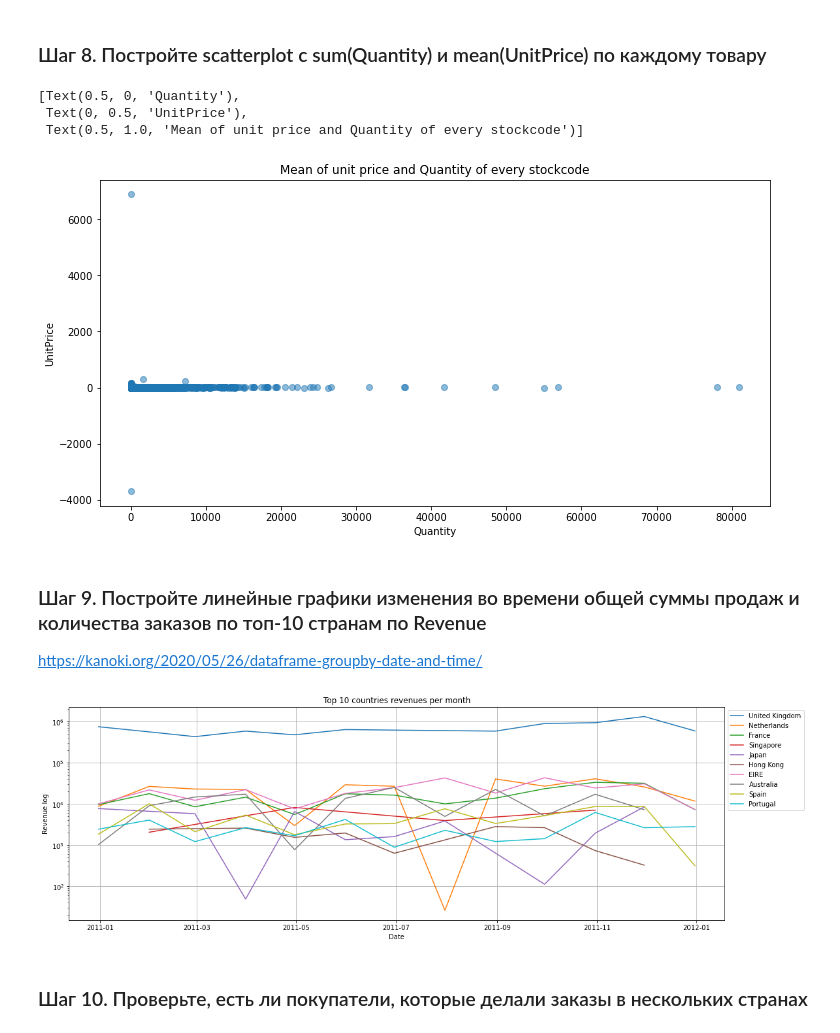
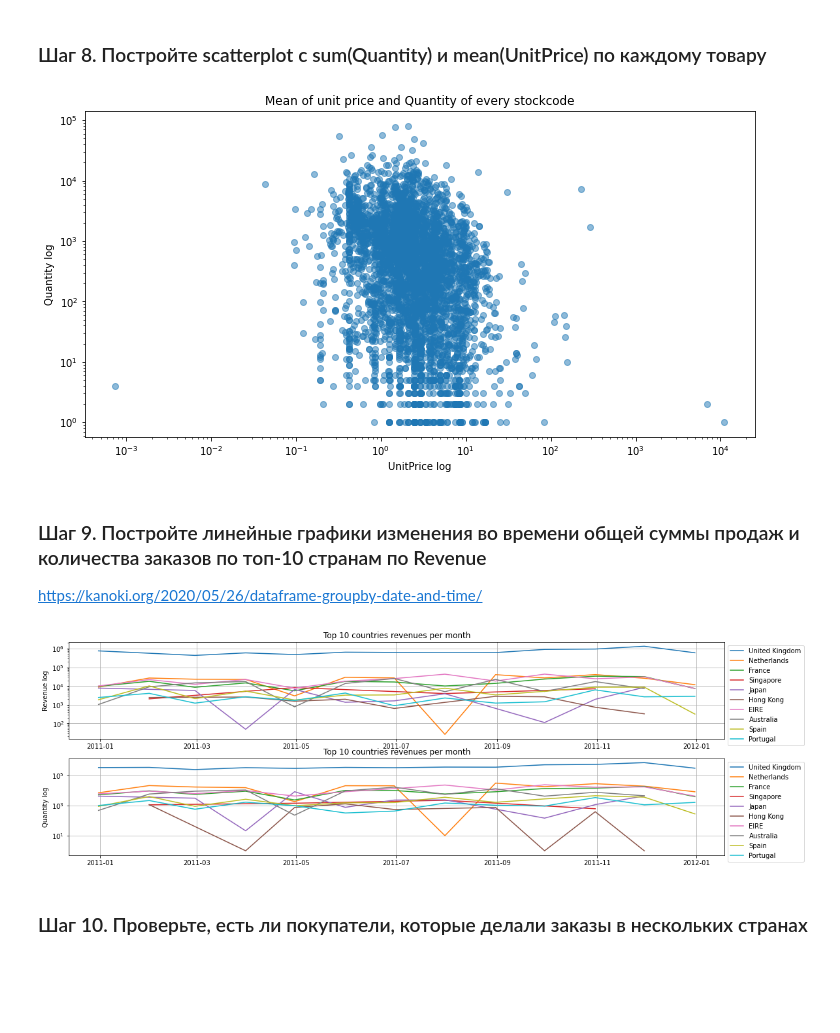
Before and after one commit to SSanchay/SSanchay, a Jupyter notebook: Exploratory data analysis/vis-02.ipynb, the cells around one changed output. Cells and saved outputs as stored; diff of their text form; code cells hidden in the pictures; blank space fills up the shorter version.

```diff
--- a/Exploratory data analysis/vis-02.ipynb
+++ b/Exploratory data analysis/vis-02.ipynb
@@ -21,7 +21,7 @@ online_rt = pd.read_csv(path,  encoding='latin1')
 ### Шаг 4. Удалите заказы с отрицательным Quantity. Сколько таких заказов?
 # %%
 print(online_rt.loc[online_rt['Quantity'] < 0].shape[0])
-online_rt = online_rt.loc[online_rt['Quantity'] >= 0]
+online_rt = online_rt.loc[(online_rt['Quantity'] >= 0) & (online_rt['UnitPrice']>= 0)]
 # %% [output]
 10624
 # %% [markdown]
@@ -58,20 +58,19 @@ fig, ax = plt.subplots(figsize = (12, 6))
 
 curr = online_rt.groupby(by = 'StockCode').agg({'Quantity': 'sum', 'UnitPrice': 'mean'}).sort_values(by = 'UnitPrice')
 
-ax.plot(curr['Quantity'],
-        curr['UnitPrice'],
+ax.plot(curr['UnitPrice'],
+        curr['Quantity'],
         'o',
         alpha=0.5)
 ax.set(
-    xlabel = 'Quantity',
-    ylabel = 'UnitPrice',
+    xscale = 'log',
+    yscale = 'log',
+    xlabel = 'UnitPrice log',
+    ylabel = 'Quantity log',
     title = 'Mean of unit price and Quantity of every stockcode'
-)
+);
 # %% [output]
-[Text(0.5, 0, 'Quantity'),
- Text(0, 0.5, 'UnitPrice'),
- Text(0.5, 1.0, 'Mean of unit price and Quantity of every stockcode')]
-[figure, old version]
+[figure, new version]
 # %% [markdown]
 ### Шаг 9. Постройте линейные графики изменения во времени общей суммы продаж и количества заказов по топ-10 странам по Revenue
 
@@ -79,26 +78,38 @@ https://kanoki.org/2020/05/26/dataframe-groupby-date-and-time/
 # %%
 # Countries sorted by Revenue
 top_10_countries = online_rt.groupby('Country').agg({'Revenue' : 'max'}).sort_values(by = 'Revenue', ascending=False)
 
-countries_date_revenue = online_rt[['Country', 'InvoiceDate', 'Revenue']].groupby(['Country', pd.Grouper(key='InvoiceDate', freq = 'M')]).sum().reset_index()
-countries_date_revenue['Revenue_per_1000'] = round(countries_date_revenue['Revenue']/1000, 2)
+countries_date_revenue = online_rt[['Country', 'InvoiceDate', 'Revenue', 'Quantity']].groupby(['Country', pd.Grouper(key='InvoiceDate', freq = 'M')]).sum().reset_index()
 
-fig, ax = plt.subplots(figsize=(18, 6))
+fig, (ax1, ax2) = plt.subplots(nrows = 2, figsize=(18, 6))
 
 for i in top_10_countries.head(10).index:
-    ax.plot(countries_date_revenue[countries_date_revenue['Country'] == i]['InvoiceDate'],
+    ax1.plot(countries_date_revenue[countries_date_revenue['Country'] == i]['InvoiceDate'],
             countries_date_revenue[countries_date_revenue['Country'] == i]['Revenue'], label = i)
-ax.set(
+
+ax1.set(
     yscale = 'log',
-    xlabel = 'Date',
     ylabel = 'Revenue log',
     title = 'Top 10 countries revenues per month'
 
 )
-plt.legend(bbox_to_anchor=(1, 1))
-plt.grid();
+ax1.legend(bbox_to_anchor=(1, 1))
+ax1.grid()
+
+for i in top_10_countries.head(10).index:
+    ax2.plot(countries_date_revenue[countries_date_revenue['Country'] == i]['InvoiceDate'],
+            countries_date_revenue[countries_date_revenue['Country'] == i]['Quantity'], label = i)
+
+ax2.set(
+    yscale = 'log',
+    ylabel = 'Quantity log',
+    title = 'Top 10 countries revenues per month'
+
+)
+ax2.legend(bbox_to_anchor=(1, 1))
+ax2.grid()
 # %% [output]
-[figure, old version]
+[figure, new version]
 # %% [markdown]
 ### Шаг 10. Проверьте, есть ли покупатели, которые делали заказы в нескольких странах
 # %%
```
Also changed, not shown: parts of 3 cells of this notebook, 3 other files.
